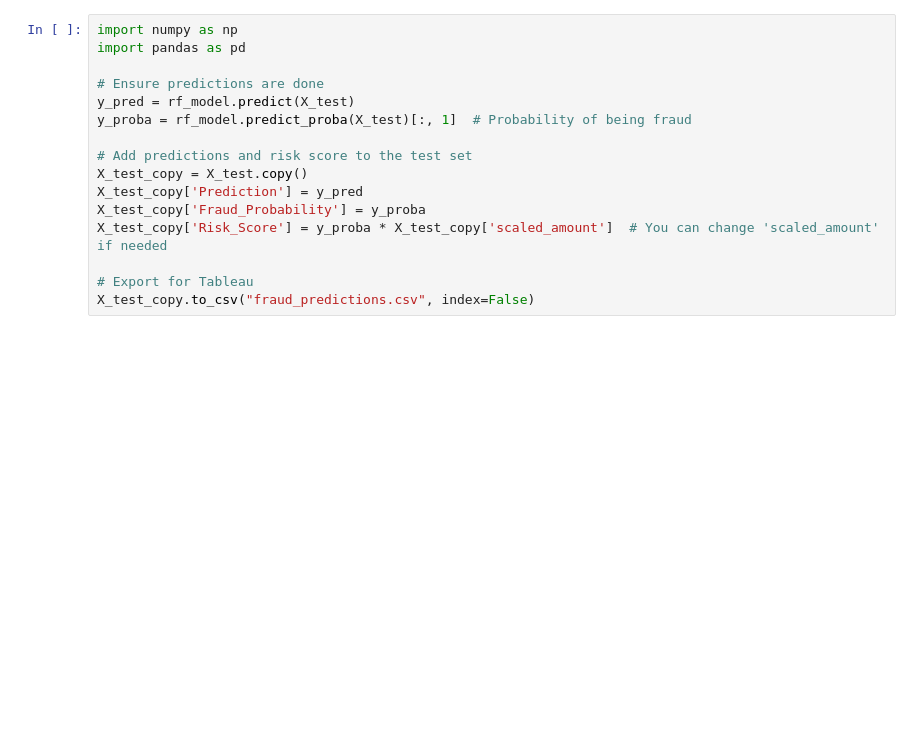
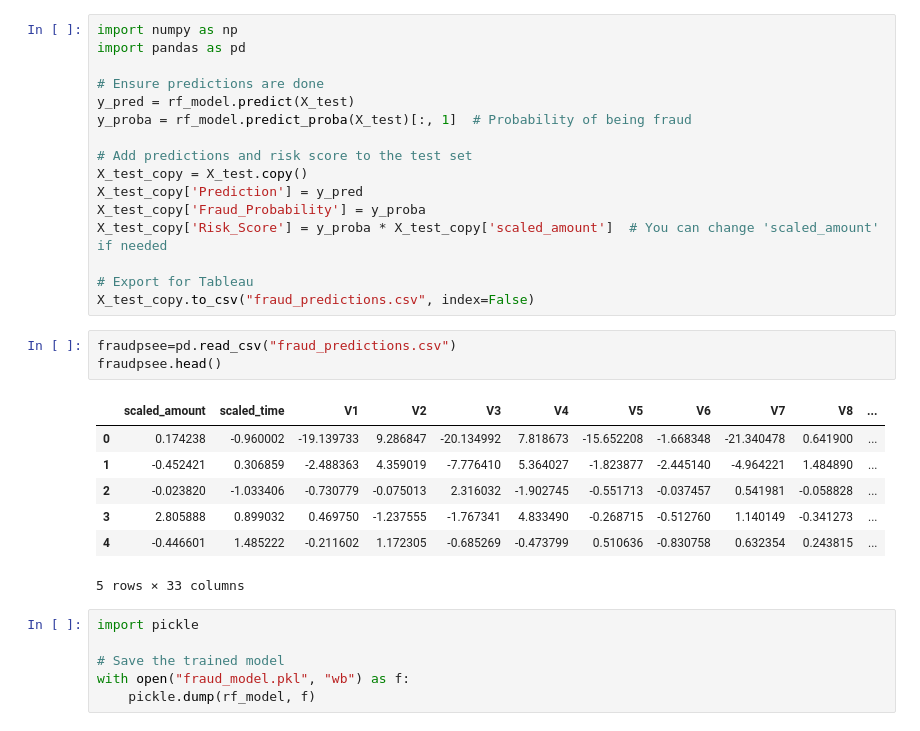
Before and after one commit to Mehak-089/AI-Powered-Financial-Fraud-Detection-Risk-Analytics, a Jupyter notebook: ModelTraining.ipynb, the cells around one changed output. Cells and saved outputs as stored; diff of their text form; blank space fills up the shorter version.

```diff
--- a/ModelTraining.ipynb
+++ b/ModelTraining.ipynb
@@ -146,3 +146,20 @@ X_test_copy['Risk_Score'] = y_proba * X_test_copy['scaled_amount']  # You can ch
 
 # Export for Tableau
 X_test_copy.to_csv("fraud_predictions.csv", index=False)
+# %%
+fraudpsee=pd.read_csv("fraud_predictions.csv")
+fraudpsee.head()
+# %% [output]
+|  | scaled_amount | scaled_time | V1 | V2 | V3 | V4 | V5 | V6 | V7 | V8 | ... |
+| 0 | 0.174238 | -0.960002 | -19.139733 | 9.286847 | -20.134992 | 7.818673 | -15.652208 | -1.668348 | -21.340478 | 0.641900 | ... |
+| 1 | -0.452421 | 0.306859 | -2.488363 | 4.359019 | -7.776410 | 5.364027 | -1.823877 | -2.445140 | -4.964221 | 1.484890 | ... |
+| 2 | -0.023820 | -1.033406 | -0.730779 | -0.075013 | 2.316032 | -1.902745 | -0.551713 | -0.037457 | 0.541981 | -0.058828 | ... |
+| 3 | 2.805888 | 0.899032 | 0.469750 | -1.237555 | -1.767341 | 4.833490 | -0.268715 | -0.512760 | 1.140149 | -0.341273 | ... |
+| 4 | -0.446601 | 1.485222 | -0.211602 | 1.172305 | -0.685269 | -0.473799 | 0.510636 | -0.830758 | 0.632354 | 0.243815 | ... |
+5 rows × 33 columns
+# %%
+import pickle
+
+# Save the trained model
+with open("fraud_model.pkl", "wb") as f:
+    pickle.dump(rf_model, f)
```
Also changed, not shown: 2 other files.
